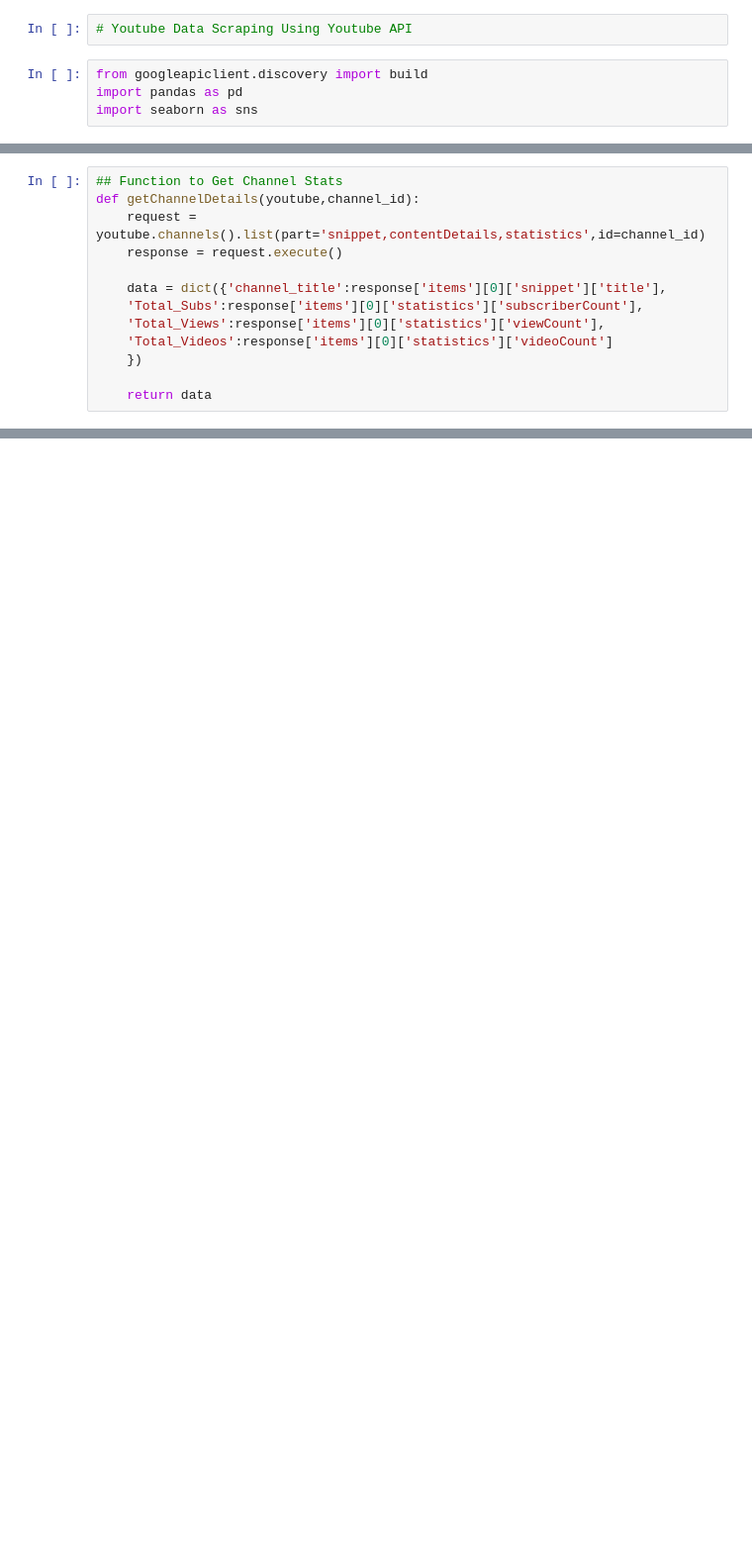
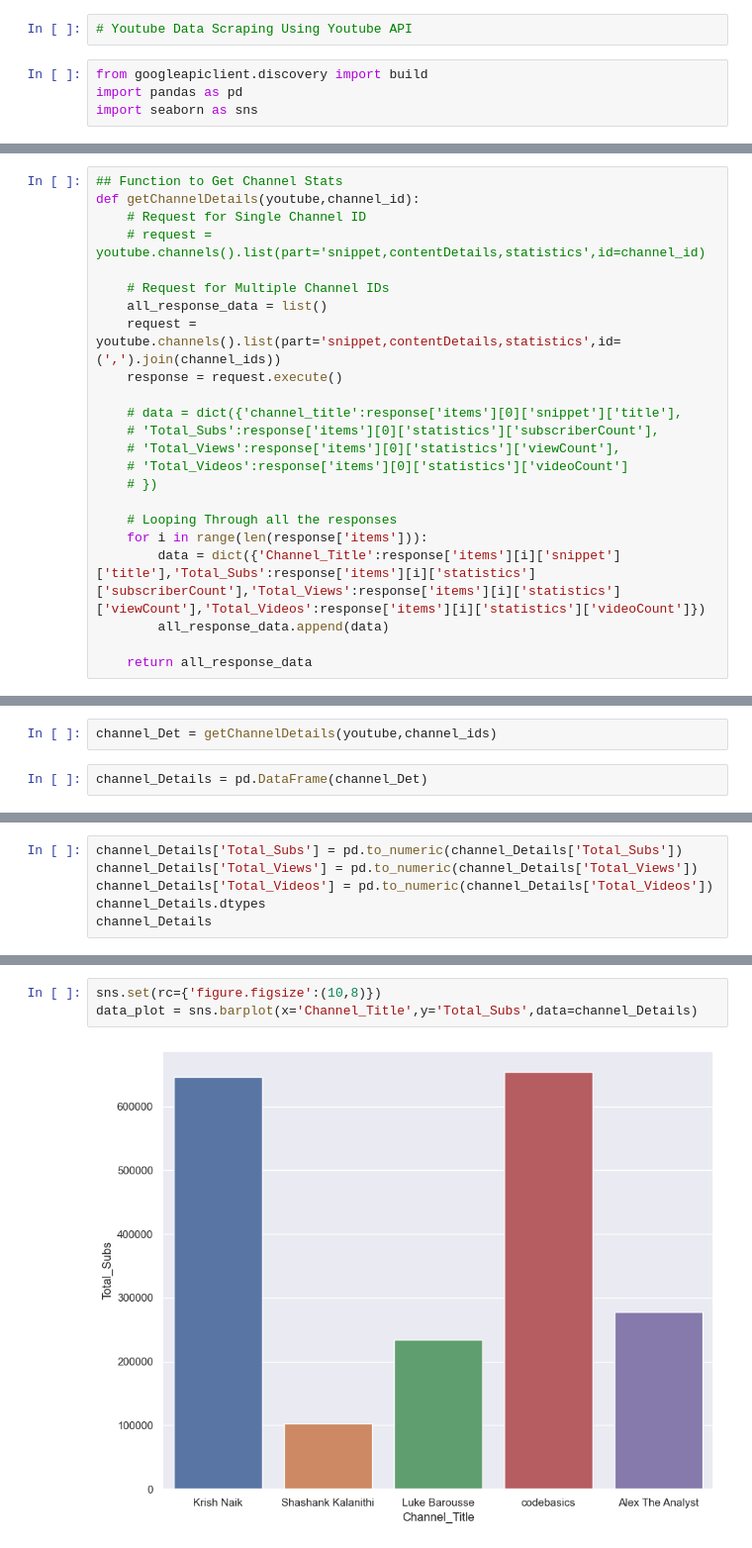
Before and after one commit to ajayu712/Youtube_Data_Analysis, a Jupyter notebook: Youtube_Data_Analysis/Youtube_DA.ipynb, the cells around one changed output, grey strips where cells are left out. Shown: that part at 99% size. Cells and saved outputs as stored; diff of their text form; blank space fills up the shorter version.

Commit message:
Update Youtube_DA.ipynb
Basic Analysis of Extracted Data of Different Data Related YouTubers

```diff
--- a/Youtube_Data_Analysis/Youtube_DA.ipynb
+++ b/Youtube_Data_Analysis/Youtube_DA.ipynb
@@ -14,13 +15,23 @@ youtube = build(api_service_name,api_version,developerKey=api_key)
 # %%
 ## Function to Get Channel Stats
 def getChannelDetails(youtube,channel_id):
-    request = youtube.channels().list(part='snippet,contentDetails,statistics',id=channel_id)
+    # Request for Single Channel ID
+    # request = youtube.channels().list(part='snippet,contentDetails,statistics',id=channel_id)
+
+    # Request for Multiple Channel IDs
+    all_response_data = list()
+    request =  youtube.channels().list(part='snippet,contentDetails,statistics',id=(',').join(channel_ids))
     response = request.execute()
 
-    data = dict({'channel_title':response['items'][0]['snippet']['title'],
-    'Total_Subs':response['items'][0]['statistics']['subscriberCount'],
-    'Total_Views':response['items'][0]['statistics']['viewCount'],
-    'Total_Videos':response['items'][0]['statistics']['videoCount']
-    })
+    # data = dict({'channel_title':response['items'][0]['snippet']['title'],
+    # 'Total_Subs':response['items'][0]['statistics']['subscriberCount'],
+    # 'Total_Views':response['items'][0]['statistics']['viewCount'],
+    # 'Total_Videos':response['items'][0]['statistics']['videoCount']
+    # })
 
-    return data
+    # Looping Through all the responses
+    for i in range(len(response['items'])):
+        data = dict({'Channel_Title':response['items'][i]['snippet']['title'],'Total_Subs':response['items'][i]['statistics']['subscriberCount'],'Total_Views':response['items'][i]['statistics']['viewCount'],'Total_Videos':response['items'][i]['statistics']['videoCount']})
+        all_response_data.append(data)
+
+    return all_response_data
@@ -33,0 +38,4 @@ getChannelDetails(youtube,channel_id)
+# %%
+channel_Det = getChannelDetails(youtube,channel_ids)
+# %%
+channel_Details = pd.DataFrame(channel_Det)
@@ -33,0 +59,6 @@ getChannelDetails(youtube,channel_id)
+# %%
+channel_Details['Total_Subs'] = pd.to_numeric(channel_Details['Total_Subs'])
+channel_Details['Total_Views'] = pd.to_numeric(channel_Details['Total_Views'])
+channel_Details['Total_Videos'] = pd.to_numeric(channel_Details['Total_Videos'])
+channel_Details.dtypes
+channel_Details
@@ -33,0 +72,5 @@ getChannelDetails(youtube,channel_id)
+# %%
+sns.set(rc={'figure.figsize':(10,8)})
+data_plot = sns.barplot(x='Channel_Title',y='Total_Subs',data=channel_Details)
+# %% [output]
+[figure, added]
```
Also changed, not shown: parts of 7 cells of this notebook.
